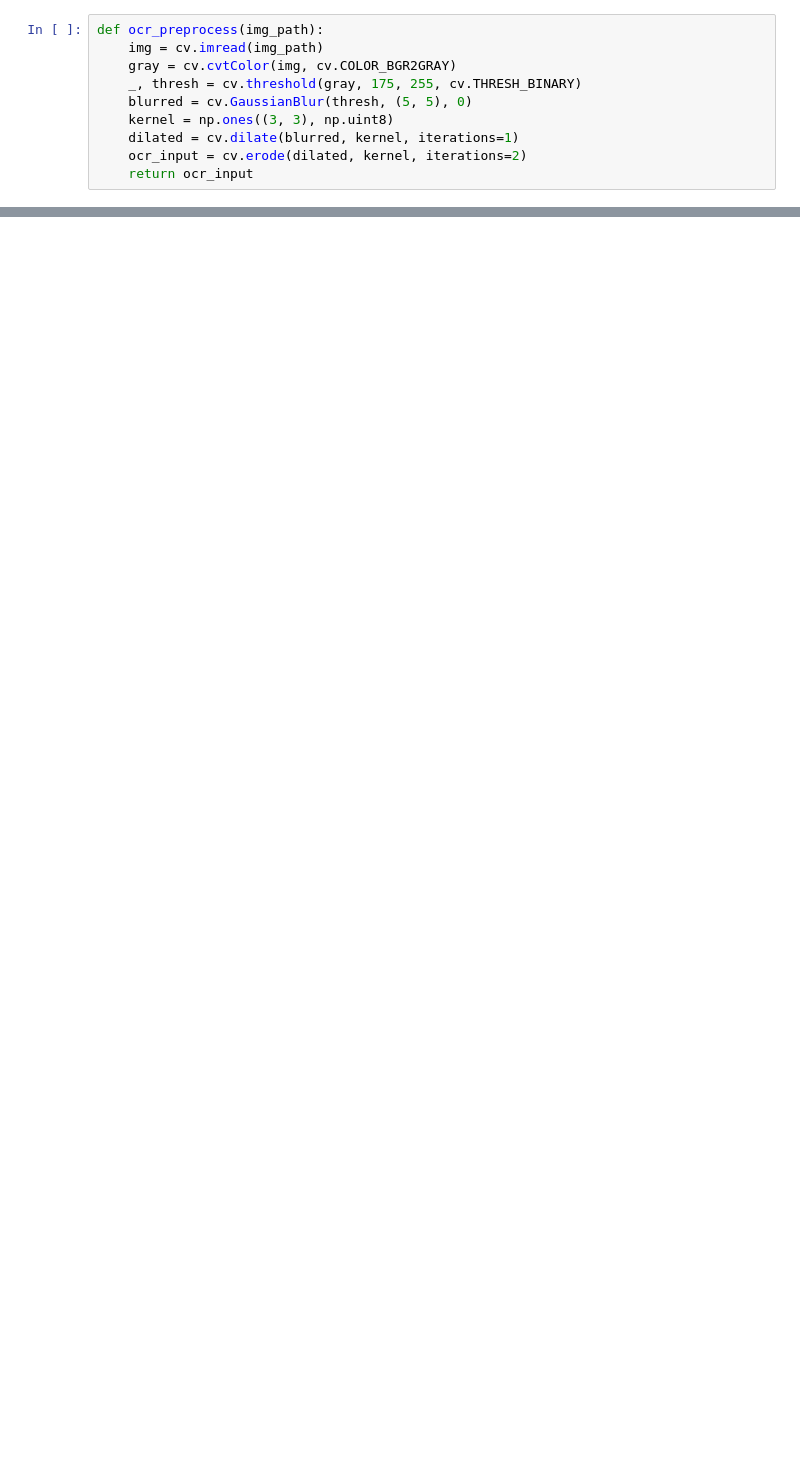
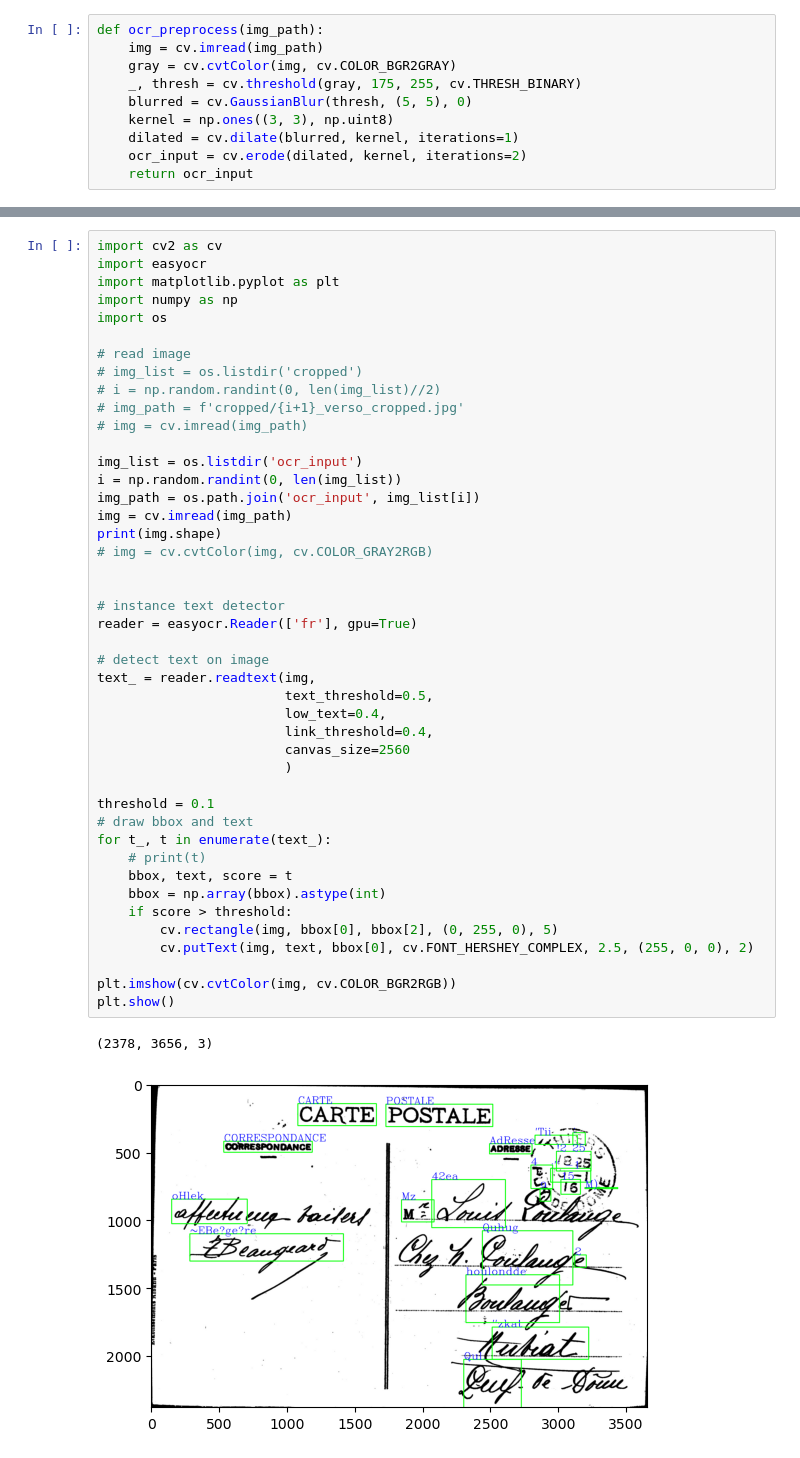
Before and after one commit to LouisChirol/PoulangePostCard, a Jupyter notebook: autocrop.ipynb, the cells around one changed output, grey strips where cells are left out. Saved outputs shown, nothing was run; the diff lists cells and outputs as text; blank space fills up the shorter version.

```diff
--- a/autocrop.ipynb
+++ b/autocrop.ipynb
@@ -230,0 +341,47 @@ a oe e a eles ~¥ ot ace ‘
+# %%
+import cv2 as cv
+import easyocr
+import matplotlib.pyplot as plt
+import numpy as np
+import os
+
+# read image
+# img_list = os.listdir('cropped')
+# i = np.random.randint(0, len(img_list)//2)
+# img_path = f'cropped/{i+1}_verso_cropped.jpg'
+# img = cv.imread(img_path)
+
+img_list = os.listdir('ocr_input')
+i = np.random.randint(0, len(img_list))
+img_path = os.path.join('ocr_input', img_list[i])
+img = cv.imread(img_path)
+print(img.shape)
+# img = cv.cvtColor(img, cv.COLOR_GRAY2RGB)
+
+
+# instance text detector
+reader = easyocr.Reader(['fr'], gpu=True)
+
+# detect text on image
+text_ = reader.readtext(img,
+                        text_threshold=0.5,
+                        low_text=0.4,
+                        link_threshold=0.4,
+                        canvas_size=2560
+                        )
+
+threshold = 0.1
+# draw bbox and text
+for t_, t in enumerate(text_):
+    # print(t)
+    bbox, text, score = t
+    bbox = np.array(bbox).astype(int)
+    if score > threshold:
+        cv.rectangle(img, bbox[0], bbox[2], (0, 255, 0), 5)
+        cv.putText(img, text, bbox[0], cv.FONT_HERSHEY_COMPLEX, 2.5, (255, 0, 0), 2)
+
+plt.imshow(cv.cvtColor(img, cv.COLOR_BGR2RGB))
+plt.show()
+# %% [output]
+(2378, 3656, 3)
+[figure, added]
```
Also changed, not shown: parts of 14 cells of this notebook.
